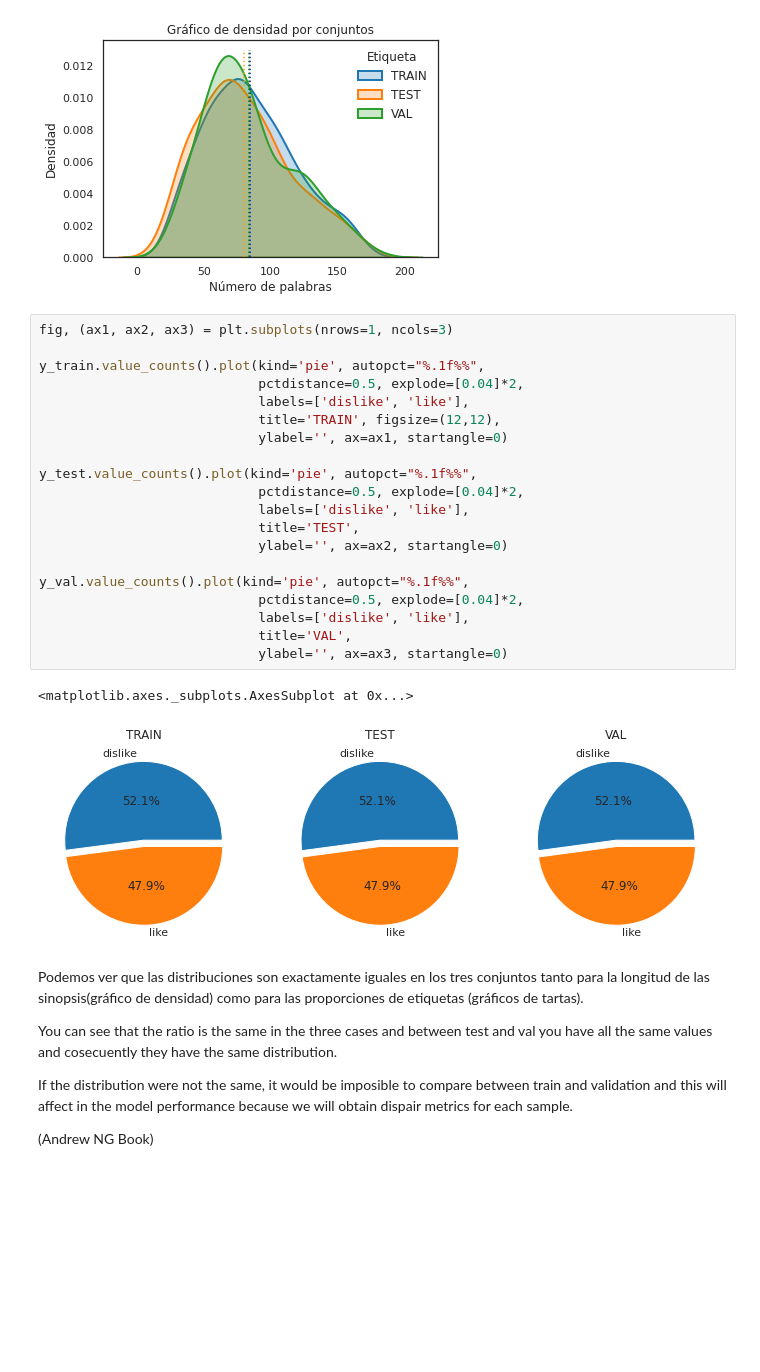
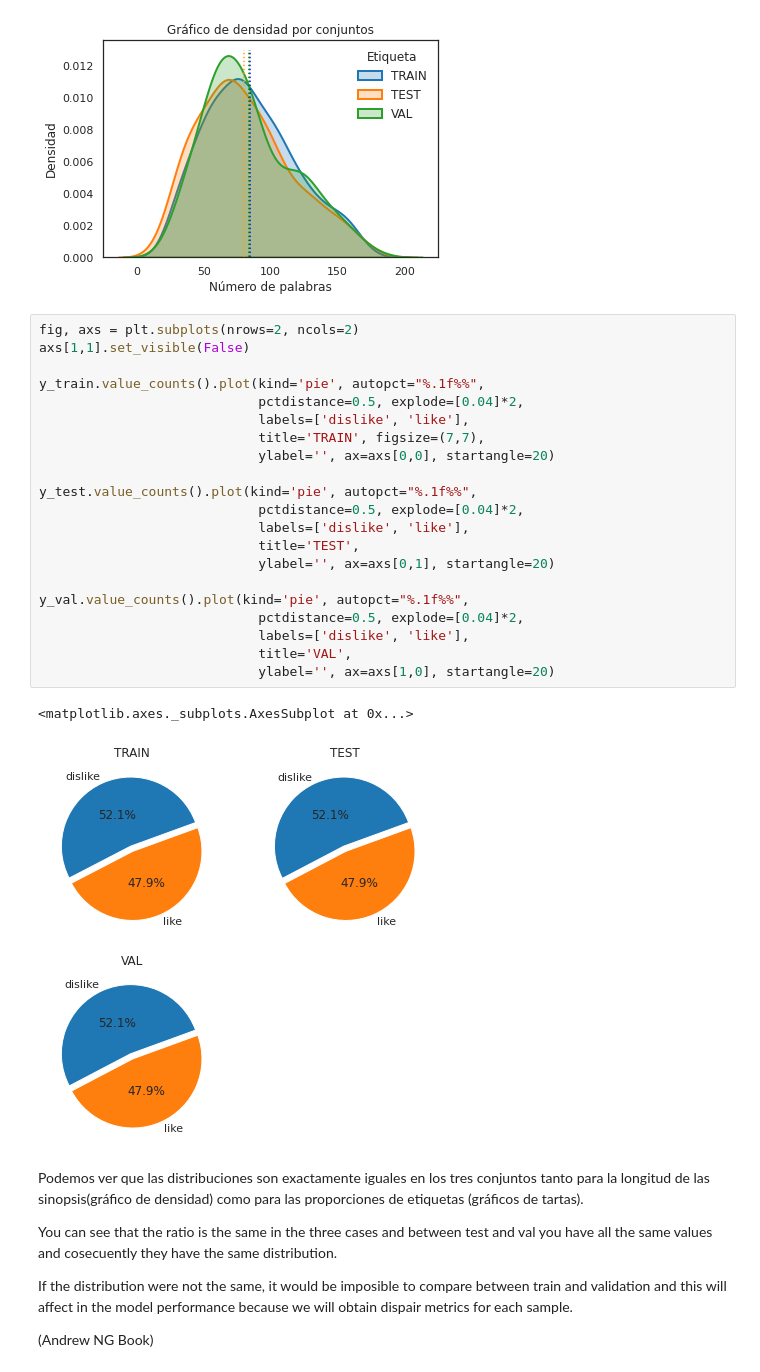
Before and after one commit to Jaimemorillo/ShouldIwatchThisMovie, a Jupyter notebook: memoria_data_antes.ipynb, the cells around one changed output. Saved outputs shown, nothing was run; the diff lists cells and outputs as text; blank space fills up the shorter version.

```diff
--- a/memoria_data_antes.ipynb
+++ b/memoria_data_antes.ipynb
@@ -312,28 +309,29 @@ plt.vlines(mean, 0, 0.013, color='green', ls=':')
 <matplotlib.collections.LineCollection at 0x...>
 [figure]
 # %%
-fig, (ax1, ax2, ax3) = plt.subplots(nrows=1, ncols=3)
+fig, axs = plt.subplots(nrows=2, ncols=2)
+axs[1,1].set_visible(False)
 
 y_train.value_counts().plot(kind='pie', autopct="%.1f%%",
                             pctdistance=0.5, explode=[0.04]*2,
                             labels=['dislike', 'like'],
-                            title='TRAIN', figsize=(12,12),
-                            ylabel='', ax=ax1, startangle=0)
+                            title='TRAIN', figsize=(7,7),
+                            ylabel='', ax=axs[0,0], startangle=20)
 
 y_test.value_counts().plot(kind='pie', autopct="%.1f%%",
                             pctdistance=0.5, explode=[0.04]*2,
                             labels=['dislike', 'like'],
                             title='TEST',
-                            ylabel='', ax=ax2, startangle=0)
+                            ylabel='', ax=axs[0,1], startangle=20)
 
 y_val.value_counts().plot(kind='pie', autopct="%.1f%%",
                             pctdistance=0.5, explode=[0.04]*2,
                             labels=['dislike', 'like'],
                             title='VAL',
-                            ylabel='', ax=ax3, startangle=0)
+                            ylabel='', ax=axs[1,0], startangle=20)
 # %% [output]
 <matplotlib.axes._subplots.AxesSubplot at 0x...>
-[figure, old version]
+[figure, new version]
 # %% [markdown]
 Podemos ver que las distribuciones son exactamente iguales en los tres conjuntos tanto para la longitud de las sinopsis(gráfico de densidad) como para las proporciones de etiquetas (gráficos de tartas).
 
```
Also changed, not shown: parts of 3 cells of this notebook.
